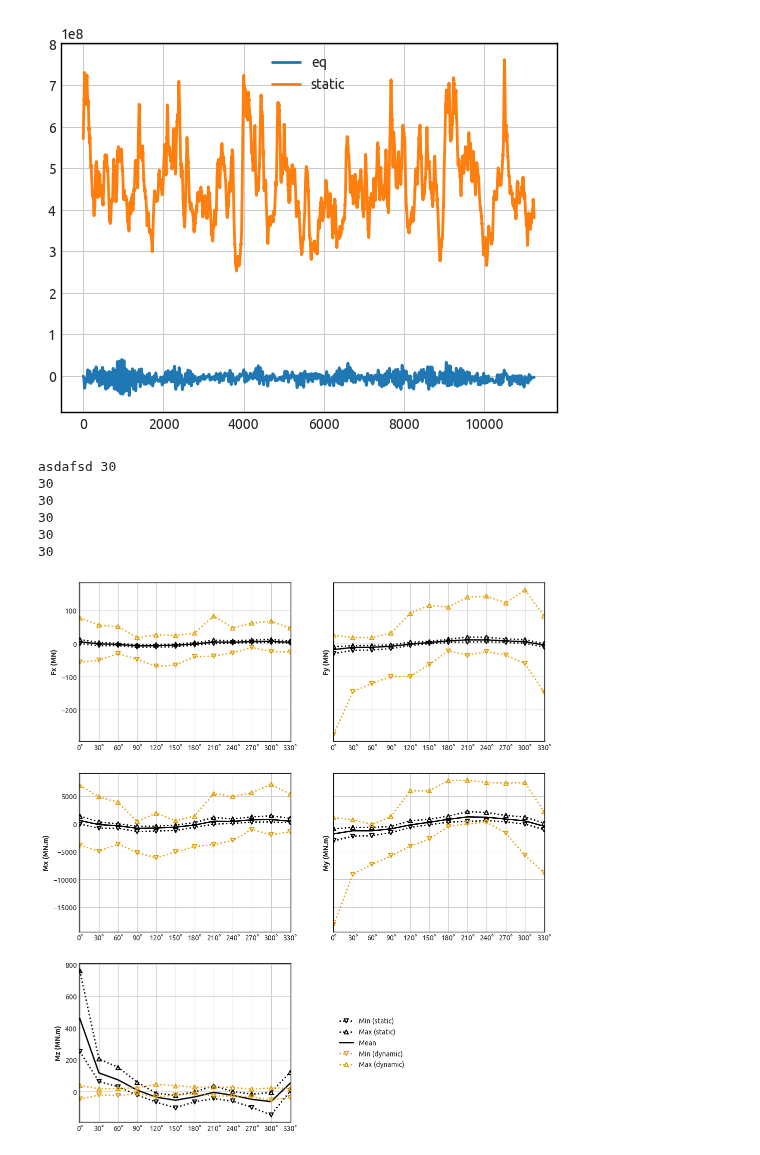
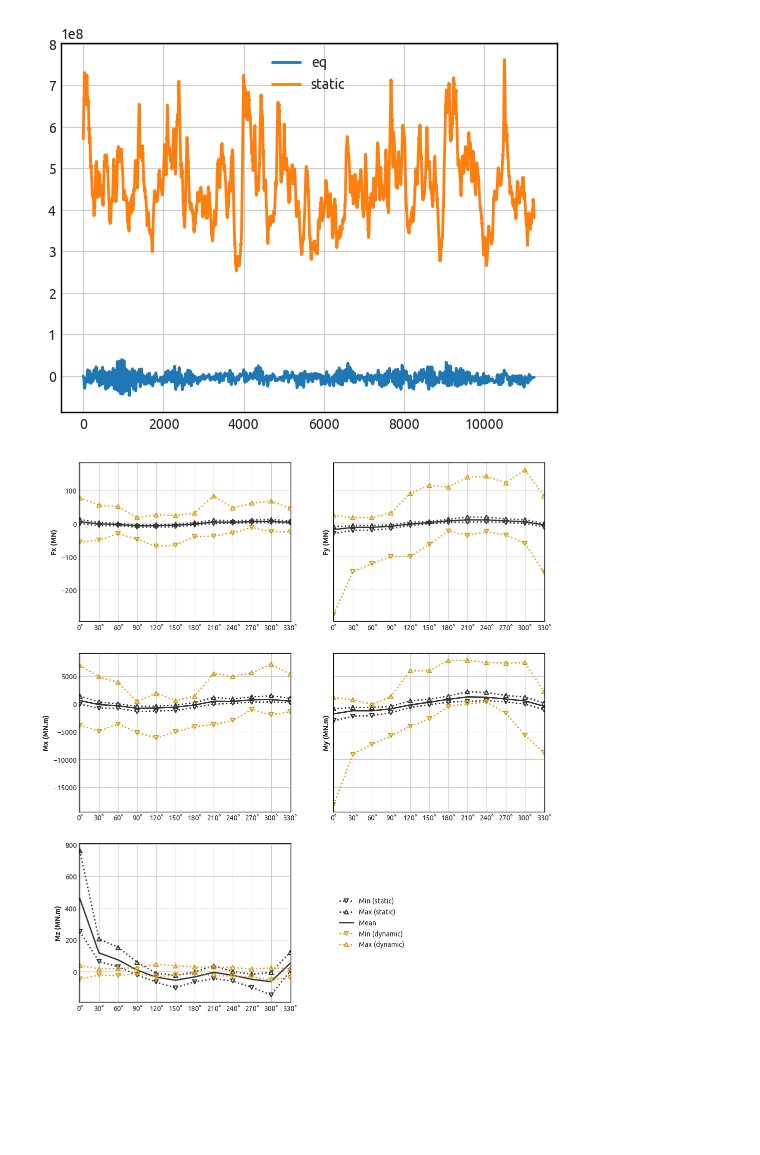
Before and after one commit to AeroSim-CFD/cfdmod, a Jupyter notebook: notebooks/hfpi_analysis_test.ipynb, the cells around one changed output. Saved outputs shown, nothing was run; the diff lists cells and outputs as text; code cells hidden in the pictures; blank space fills up the shorter version.

```diff
--- a/notebooks/hfpi_analysis_test.ipynb
+++ b/notebooks/hfpi_analysis_test.ipynb
@@ -230,44 +230,38 @@ def plot_all_results(stats: dict[str, pd.DataFrame]):
     ticks = max(30, directions[1] - directions[0])
 
     color_static = "#333333"
-    color_eq = "#E69F00"
+    color_eq = "#DB9B10"
 
     k = "forces_static"
     for d, ij in [("x", (0, 0)), ("y", (0, 1))]:
         style_global_stats_plot(
             fig, ax[ij], scalar_name=f"F{d}", unit="MN", ticks_interval=ticks, max_dir=max_dir
         )
         plot_global_stats_results(
             ax[ij], stats[k], d, color=color_static, is_dynamic=False, plot_mean=True
         )
         plot_global_stats_results(
             ax[ij], stats[f"{k}_eq"], d, color=color_eq, is_dynamic=True, plot_mean=False
         )
 
     k = "moments_static"
     for d, ij in [("x", (1, 0)), ("y", (1, 1)), ("z", (2, 0))]:
         plot_global_stats_results(
             ax[ij], stats[k], d, color=color_static, is_dynamic=False, plot_mean=True
         )
         plot_global_stats_results(
             ax[ij], stats[f"{k}_eq"], d, color=color_eq, is_dynamic=True, plot_mean=False
         )
         style_global_stats_plot(
             fig, ax[ij], scalar_name=f"M{d}", unit="MN.m", ticks_interval=ticks, max_dir=max_dir
         )
 
     ax[2, 0].legend(loc="center left", bbox_to_anchor=(1.2, 0.5))
 
     return fig, ax
 
 
 fig, ax = plot_all_results(stats)
 fig.show()
 # %% [output]
-asdafsd 30
-30
-30
-30
-30
-30
-[figure, old version]
+[figure, new version]
```
